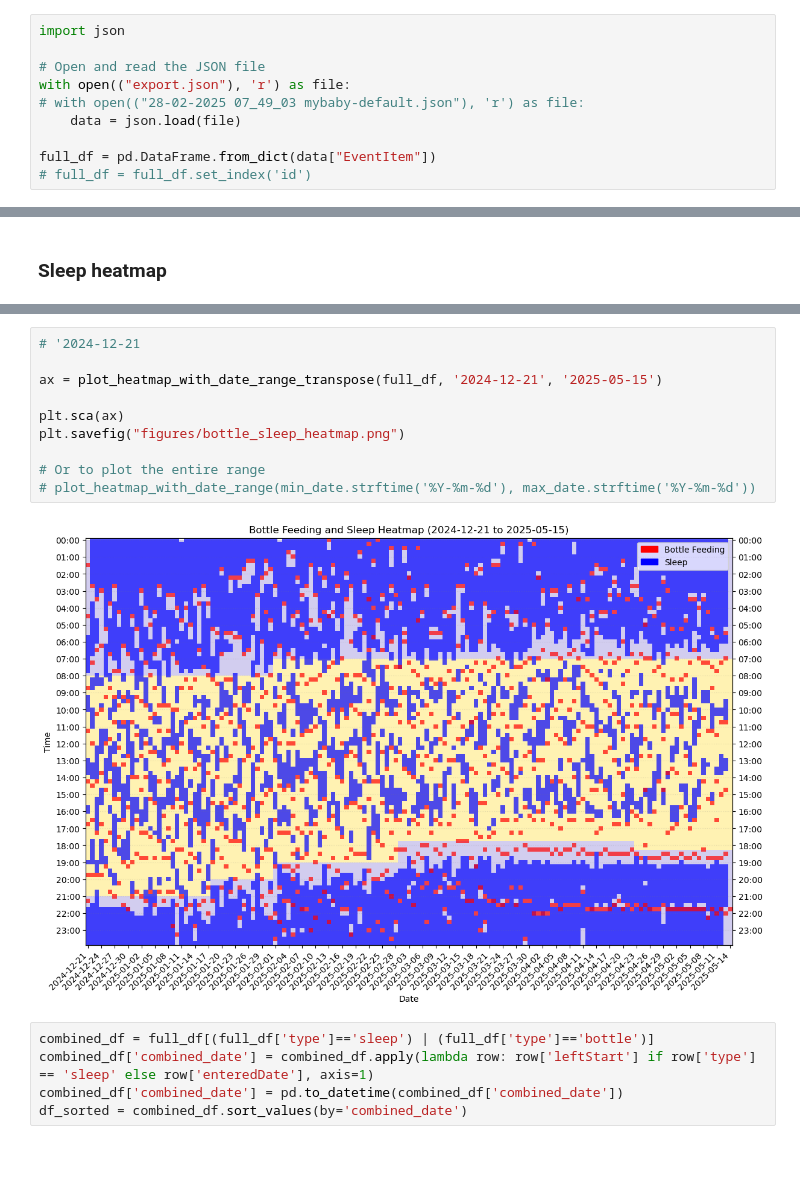
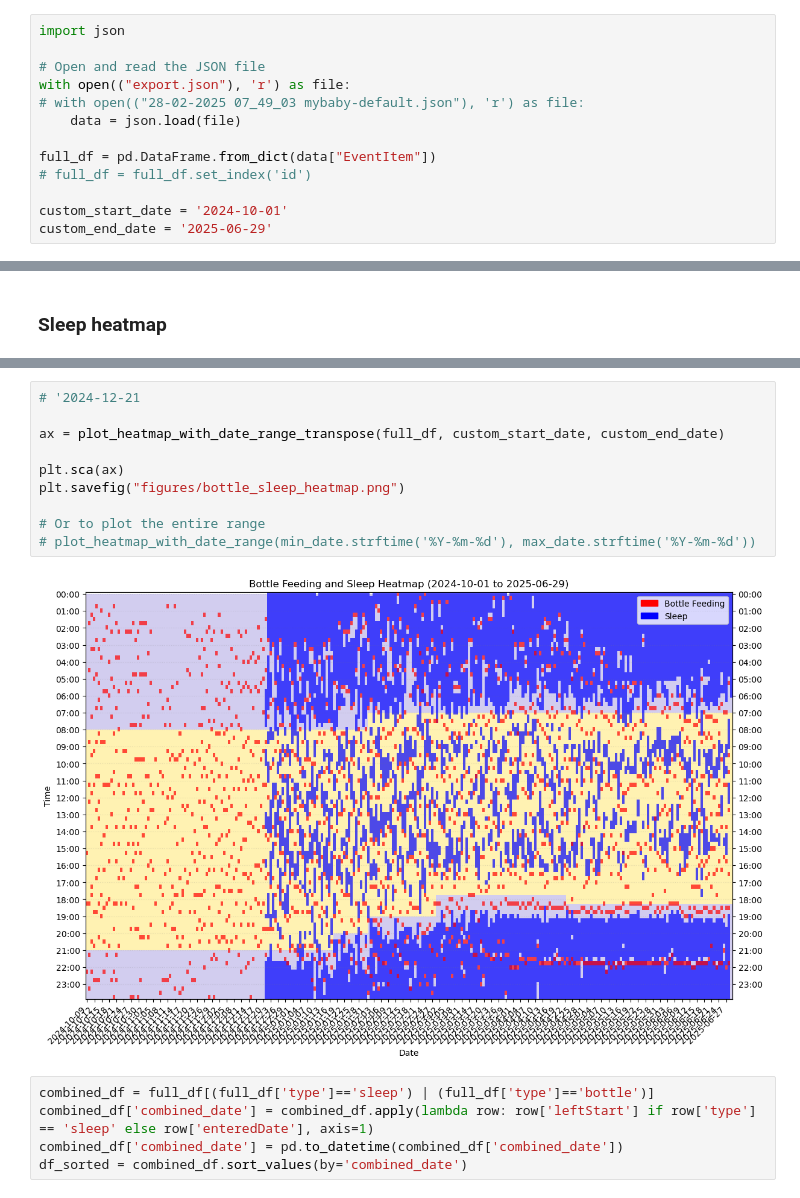
Before and after one commit to deividribeiro/baby_growth_tracking, a Jupyter notebook: mybaby.ipynb, the cells around one changed output, grey strips where cells are left out. Drawn from its saved outputs; the diff is of its cells as text; blank space fills up the shorter version.

```diff
--- a/mybaby.ipynb
+++ b/mybaby.ipynb
@@ -32,6 +43,9 @@ with open(("export.json"), 'r') as file:
 
 full_df = pd.DataFrame.from_dict(data["EventItem"])
 # full_df = full_df.set_index('id')
+
+custom_start_date = '2024-10-01'
+custom_end_date = '2025-06-29'
 # %%
 full_df.columns
 # %% [output]
@@ -773,15 +805,15 @@ plt.show()
 # %%
 # '2024-12-21
 
-ax = plot_heatmap_with_date_range_transpose(full_df, '2024-12-21', '2025-05-15')
+ax = plot_heatmap_with_date_range_transpose(full_df, custom_start_date, custom_end_date)
 
 plt.sca(ax)
 plt.savefig("figures/bottle_sleep_heatmap.png")
 
 # Or to plot the entire range
 # plot_heatmap_with_date_range(min_date.strftime('%Y-%m-%d'), max_date.strftime('%Y-%m-%d'))
 # %% [output]
-[figure, old version]
+[figure, new version]
 # %%
 combined_df = full_df[(full_df['type']=='sleep') | (full_df['type']=='bottle')]
 combined_df['combined_date'] = combined_df.apply(lambda row: row['leftStart'] if row['type'] == 'sleep' else row['enteredDate'], axis=1)
```
Also changed, not shown: parts of 34 cells of this notebook, 20 other files.
